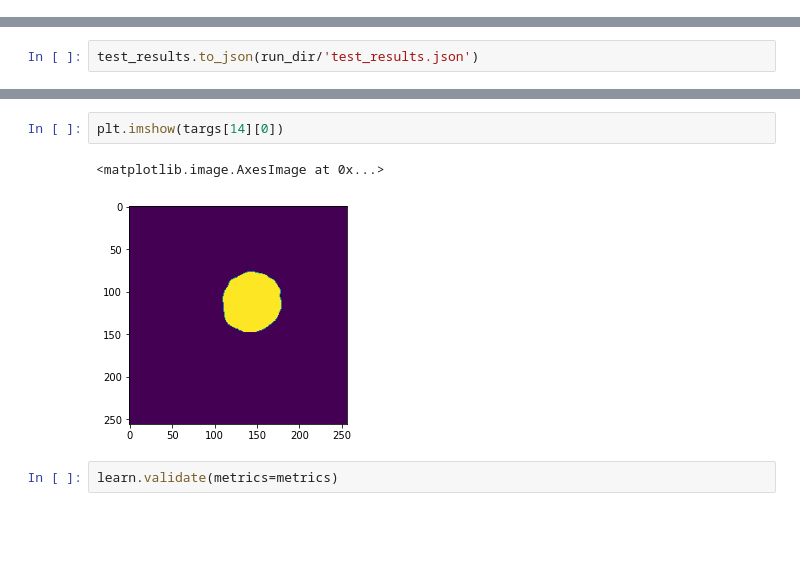
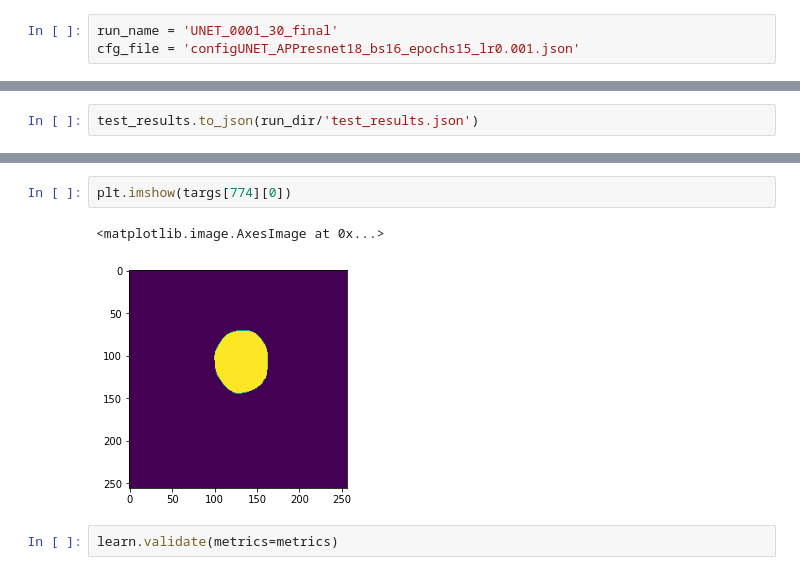
Before and after one commit to arjunsbalaji/oct, a Jupyter notebook: 03a_unetAnalysis.ipynb, the cells around one changed output, grey strips where cells are left out. Saved outputs shown, nothing was run; the diff lists cells and outputs as text; blank space fills up the shorter version.

```diff
--- a/03a_unetAnalysis.ipynb
+++ b/03a_unetAnalysis.ipynb
@@ -29,6 +27,9 @@ runsave_dir = Path('/workspace/oct_ca_seg/runsaves/')
 # %%
 run_name = 'UNET_0001_30_'
 cfg_file = 'configUNET_APPresnet18_bs16_epochs15_lr0.001.json'
+# %%
+run_name = 'UNET_0001_30_final'
+cfg_file = 'configUNET_APPresnet18_bs16_epochs15_lr0.001.json'
 # %%
 run_dir = runsave_dir/run_name
 # %%
@@ -306,8 +363,8 @@ plt.imshow(preds[14][1])
 # %%
-plt.imshow(targs[14][0])
+plt.imshow(targs[774][0])
 # %% [output]
 <matplotlib.image.AxesImage at 0x...>
-[figure, old version]
+[figure, new version]
 # %%
 learn.validate(metrics=metrics)
 # %% [output]
```
Also changed, not shown: parts of 28 cells of this notebook, 46 other files.
